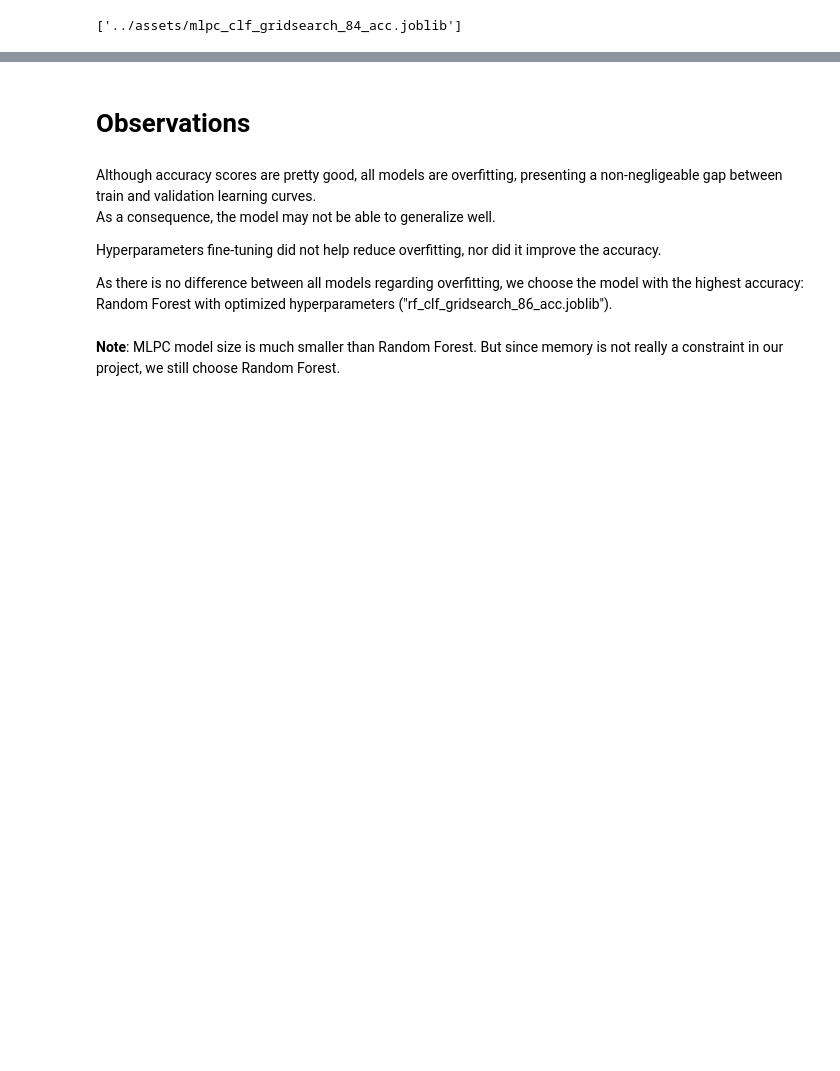
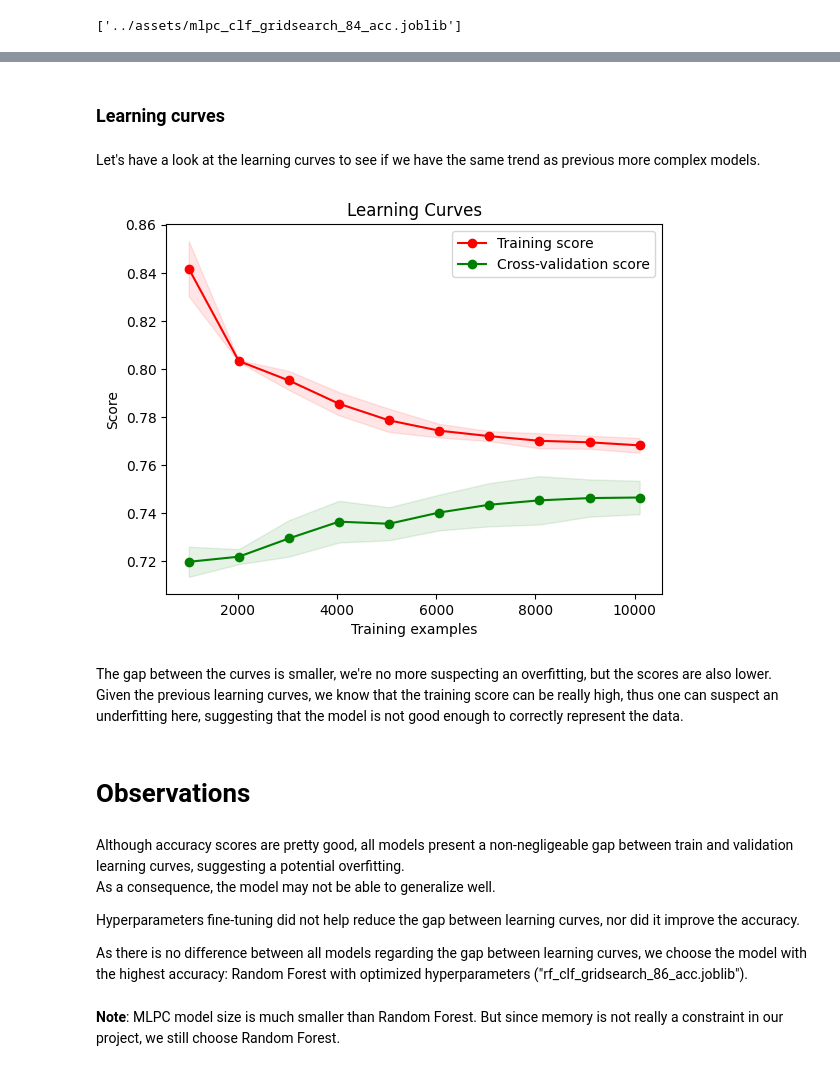
Before and after one commit to H4znow/Football_match_results_predictor, a Jupyter notebook: notebooks/models.ipynb, the cells around one changed output, grey strips where cells are left out. Drawn from its saved outputs; the diff is of its cells as text; code cells hidden in the pictures; blank space fills up the shorter version.

```diff
--- a/notebooks/models.ipynb
+++ b/notebooks/models.ipynb
@@ -748,13 +829,53 @@ plt.show()
+# %% [markdown]
+### Learning curves
+# %% [markdown]
+Let's have a look at the learning curves to see if we have the same trend as previous more complex models.
+# %%
+# Define the learning curve function
+train_sizes, train_scores, validation_scores = learning_curve(
+    estimator = clf,
+    X = X_train,
+    y = y_train,
+    train_sizes = np.linspace(0.1, 1.0, 10),
+    cv = 5,
+    scoring = 'accuracy',
+    n_jobs=5
+)
+
+# Calculate the mean and standard deviation of the training and validation scores
+train_scores_mean = np.mean(train_scores, axis=1)
+train_scores_std = np.std(train_scores, axis=1)
+validation_scores_mean = np.mean(validation_scores, axis=1)
+validation_scores_std = np.std(validation_scores, axis=1)
+
+# Plot the learning curves
+plt.fill_between(train_sizes, train_scores_mean - train_scores_std,
+                 train_scores_mean + train_scores_std, alpha=0.1, color="r")
+plt.fill_between(train_sizes, validation_scores_mean - validation_scores_std,
+                 validation_scores_mean + validation_scores_std, alpha=0.1, color="g")
+plt.plot(train_sizes, train_scores_mean, 'o-', color="r", label="Training score")
+plt.plot(train_sizes, validation_scores_mean, 'o-', color="g", label="Cross-validation score")
+
+plt.title("Learning Curves")
+plt.xlabel("Training examples")
+plt.ylabel("Score")
+plt.legend(loc="best")
+plt.savefig("../img/learning_curves/learning_curves_logistic.png")
+plt.show()
+# %% [output]
+[figure, added]
+# %% [markdown]
+The gap between the curves is smaller, we're no more suspecting an overfitting, but the scores are also lower. Given the previous learning curves, we know that the training score can be really high, thus one can suspect an underfitting here, suggesting that the model is not good enough to correctly represent the data.
 # %% [markdown]
 # Observations
 # %% [markdown]
-Although accuracy scores are pretty good, all models are overfitting, presenting a non-negligeable gap between train and validation learning curves.
+Although accuracy scores are pretty good, all models present a non-negligeable gap between train and validation learning curves, suggesting a potential overfitting.
 As a consequence, the model may not be able to generalize well.
 
-Hyperparameters fine-tuning did not help reduce overfitting, nor did it improve the accuracy.
+Hyperparameters fine-tuning did not help reduce the gap between learning curves, nor did it improve the accuracy.
 
 
-As there is no difference between all models regarding overfitting, we choose the model with the highest accuracy: Random Forest with optimized hyperparameters ("rf_clf_gridsearch_86_acc.joblib").
+As there is no difference between all models regarding the gap between learning curves, we choose the model with the highest accuracy: Random Forest with optimized hyperparameters ("rf_clf_gridsearch_86_acc.joblib").
 # %% [markdown]
 **Note**: MLPC model size is much smaller than Random Forest. But since memory is not really a constraint in our project, we still choose Random Forest.
 # %%
```
Also changed, not shown: parts of 12 cells of this notebook, 3 other files.
